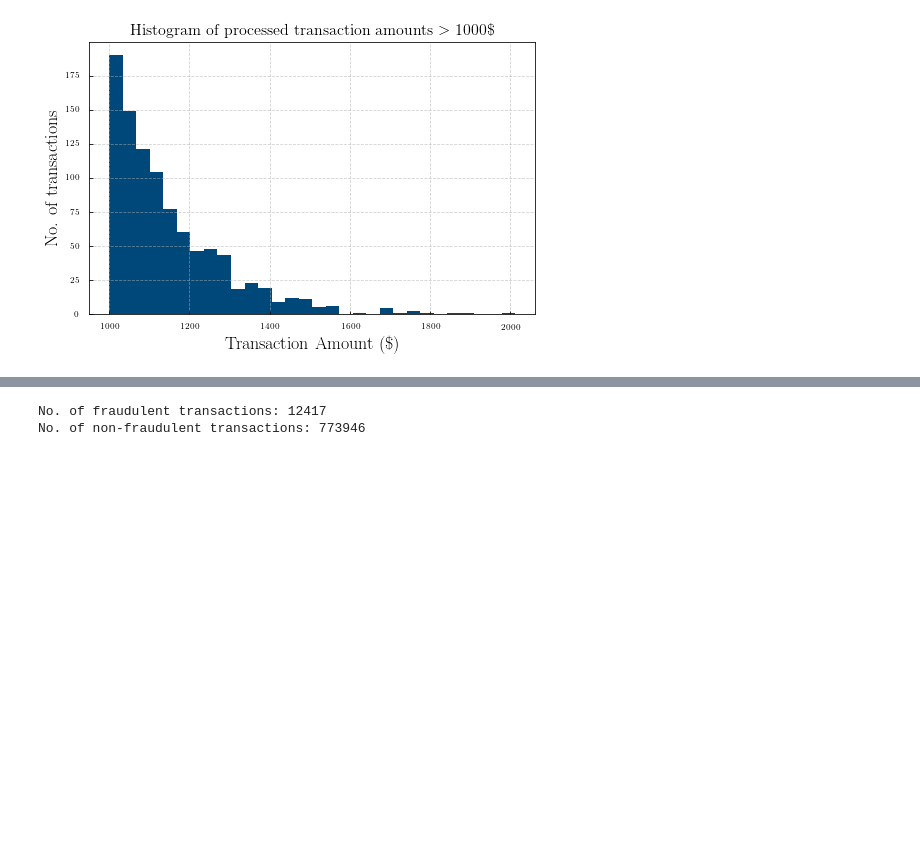
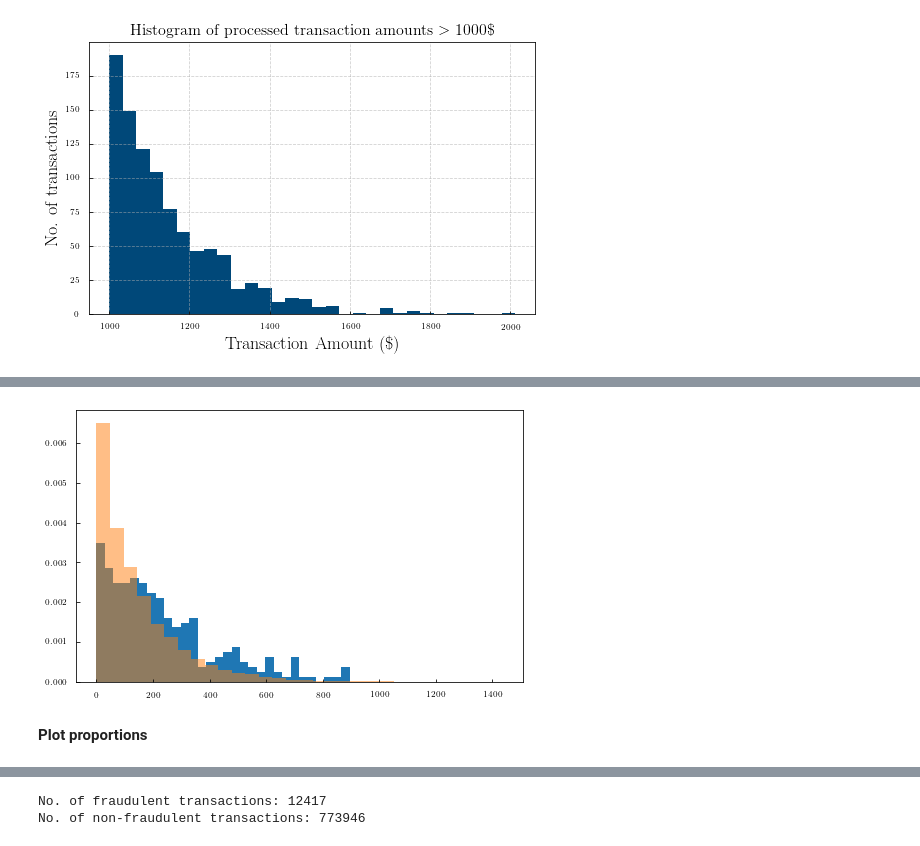
Before and after one commit to dtanoglidis/BayesianNN, a Jupyter notebook: Capital One Data Science Challenge.ipynb, the cells around one changed output, grey strips where cells are left out. Drawn from its saved outputs; the diff is of its cells as text; code cells hidden in the pictures; blank space fills up the shorter version.

```diff
--- a/Capital One Data Science Challenge.ipynb
+++ b/Capital One Data Science Challenge.ipynb
@@ -385,0 +262,25 @@ In this part we model
+# %%
+trans_type = trans_df['transactionType'] # Transaction type, we will need it
+merch_name = trans_df['merchantName'] # Merchant name, we will need it
+
+rev_amount = [] #Initialize a list that keeps the transaction amounts
+rev_Fraud = [] # Initialize a list that keeps the Fraud/no Fraud labels
+
+for i in range(1,100):
+    # Difference between transaction amount
+    diff_am_i = trans_df['transactionAmount'].diff(periods=i)
+    # Difference in credit card numbers
+    diff_card_i = trans_df['cardLast4Digits'].diff(periods=i)
+
+    # Are the merchant names the same?
+    merch_same = merch_name.eq(merch_name.shift(periods=i))
+
+
+    # Define criteria for reversed
+    crit_reversed = (diff_card_i==0)&(diff_am_i==0)&(trans_type=='REVERSAL')&(merch_same==True)
+    reversed_trans = trans_df['transactionAmount'][crit_reversed]
+    reversed_isFraud = trans_df['isFraud'][crit_reversed]
+
+    # Append the lists
+    rev_amount += list(reversed_trans.values)
+    rev_Fraud += list(reversed_isFraud.values)
@@ -385,0 +354,12 @@ In this part we model
+# %%
+plt.figure(figsize=(8,5))
+
+plt.hist(rev_amount[rev_Fraud==True], bins=30,density=True)
+plt.hist(rev_amount[rev_Fraud==False], bins=30,density=True,alpha=0.5)
+
+
+plt.show()
+# %% [output]
+[figure, added]
+# %% [markdown]
+**Plot proportions**
```
Also changed, not shown: parts of 33 cells of this notebook.
